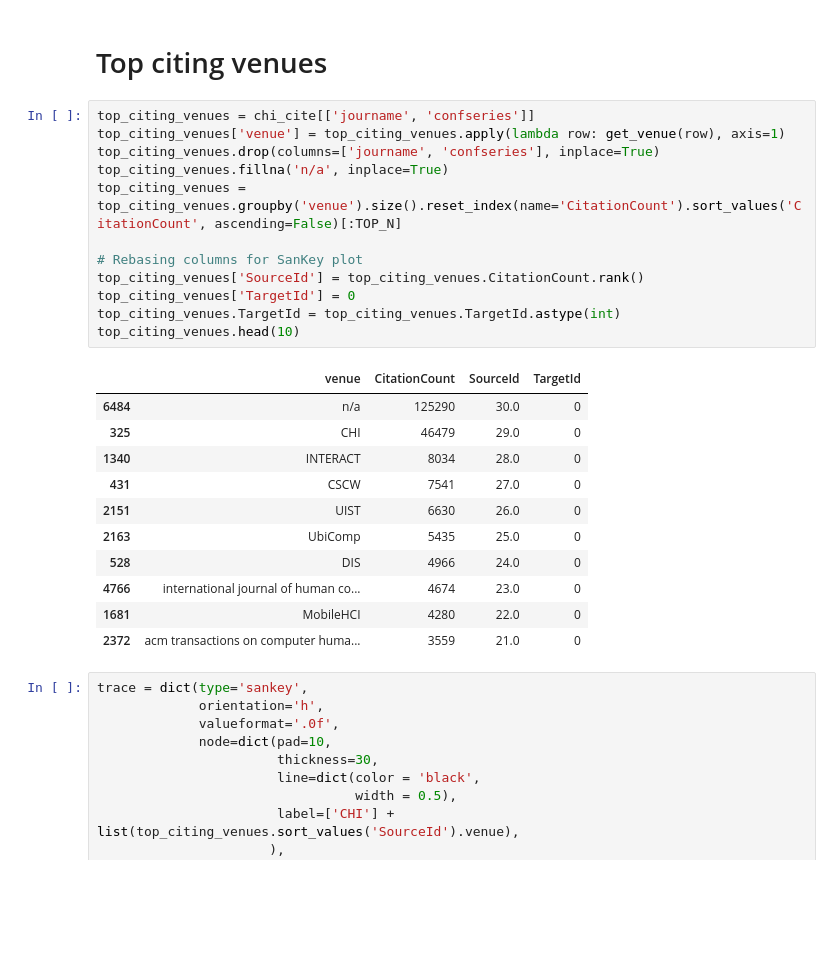
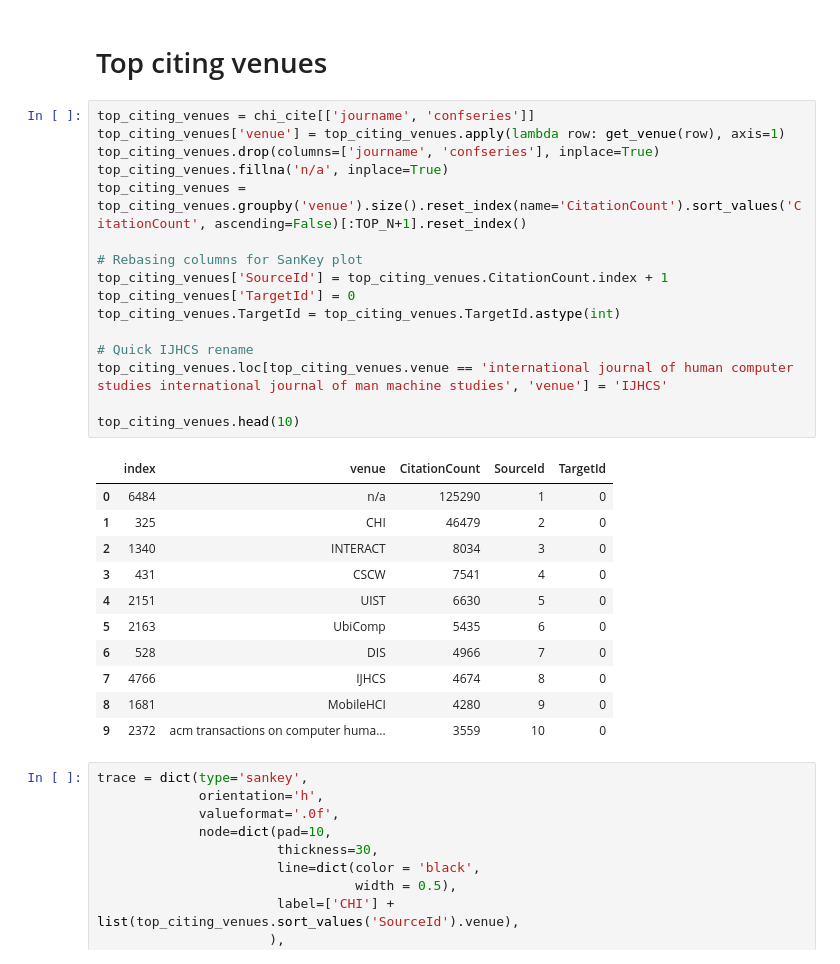
Before and after one commit to andremann/IJHCS-special-issue, a Jupyter notebook: CHI_analysis.ipynb, the cells around one changed output. Cells and saved outputs as stored; diff of their text form; blank space fills up the shorter version.

```diff
--- a/CHI_analysis.ipynb
+++ b/CHI_analysis.ipynb
@@ -518,27 +526,31 @@ pio.write_image(fig, 'reports/images/chi_yearly_ref_venues.png')
 # %%
 top_citing_venues = chi_cite[['journame', 'confseries']]
 top_citing_venues['venue'] = top_citing_venues.apply(lambda row: get_venue(row), axis=1)
 top_citing_venues.drop(columns=['journame', 'confseries'], inplace=True)
 top_citing_venues.fillna('n/a', inplace=True)
-top_citing_venues = top_citing_venues.groupby('venue').size().reset_index(name='CitationCount').sort_values('CitationCount', ascending=False)[:TOP_N]
+top_citing_venues = top_citing_venues.groupby('venue').size().reset_index(name='CitationCount').sort_values('CitationCount', ascending=False)[:TOP_N+1].reset_index()
 
 # Rebasing columns for SanKey plot
-top_citing_venues['SourceId'] = top_citing_venues.CitationCount.rank()
+top_citing_venues['SourceId'] = top_citing_venues.CitationCount.index + 1
 top_citing_venues['TargetId'] = 0
 top_citing_venues.TargetId = top_citing_venues.TargetId.astype(int)
+
+# Quick IJHCS rename
+top_citing_venues.loc[top_citing_venues.venue == 'international journal of human computer studies international journal of man machine studies', 'venue'] = 'IJHCS'
+
 top_citing_venues.head(10)
 # %% [output]
-|  | venue | CitationCount | SourceId | TargetId |
-| 6484 | n/a | 125290 | 30.0 | 0 |
-| 325 | CHI | 46479 | 29.0 | 0 |
-| 1340 | INTERACT | 8034 | 28.0 | 0 |
-| 431 | CSCW | 7541 | 27.0 | 0 |
-| 2151 | UIST | 6630 | 26.0 | 0 |
-| 2163 | UbiComp | 5435 | 25.0 | 0 |
-| 528 | DIS | 4966 | 24.0 | 0 |
-| 4766 | international journal of human co... | 4674 | 23.0 | 0 |
-| 1681 | MobileHCI | 4280 | 22.0 | 0 |
-| 2372 | acm transactions on computer huma... | 3559 | 21.0 | 0 |
+|  | index | venue | CitationCount | SourceId | TargetId |
+| 0 | 6484 | n/a | 125290 | 1 | 0 |
+| 1 | 325 | CHI | 46479 | 2 | 0 |
+| 2 | 1340 | INTERACT | 8034 | 3 | 0 |
+| 3 | 431 | CSCW | 7541 | 4 | 0 |
+| 4 | 2151 | UIST | 6630 | 5 | 0 |
+| 5 | 2163 | UbiComp | 5435 | 6 | 0 |
+| 6 | 528 | DIS | 4966 | 7 | 0 |
+| 7 | 4766 | IJHCS | 4674 | 8 | 0 |
+| 8 | 1681 | MobileHCI | 4280 | 9 | 0 |
+| 9 | 2372 | acm transactions on computer huma... | 3559 | 10 | 0 |
 # %%
 trace = dict(type='sankey',
              orientation='h',
```
Also changed, not shown: parts of 19 cells of this notebook, 19 other files.
